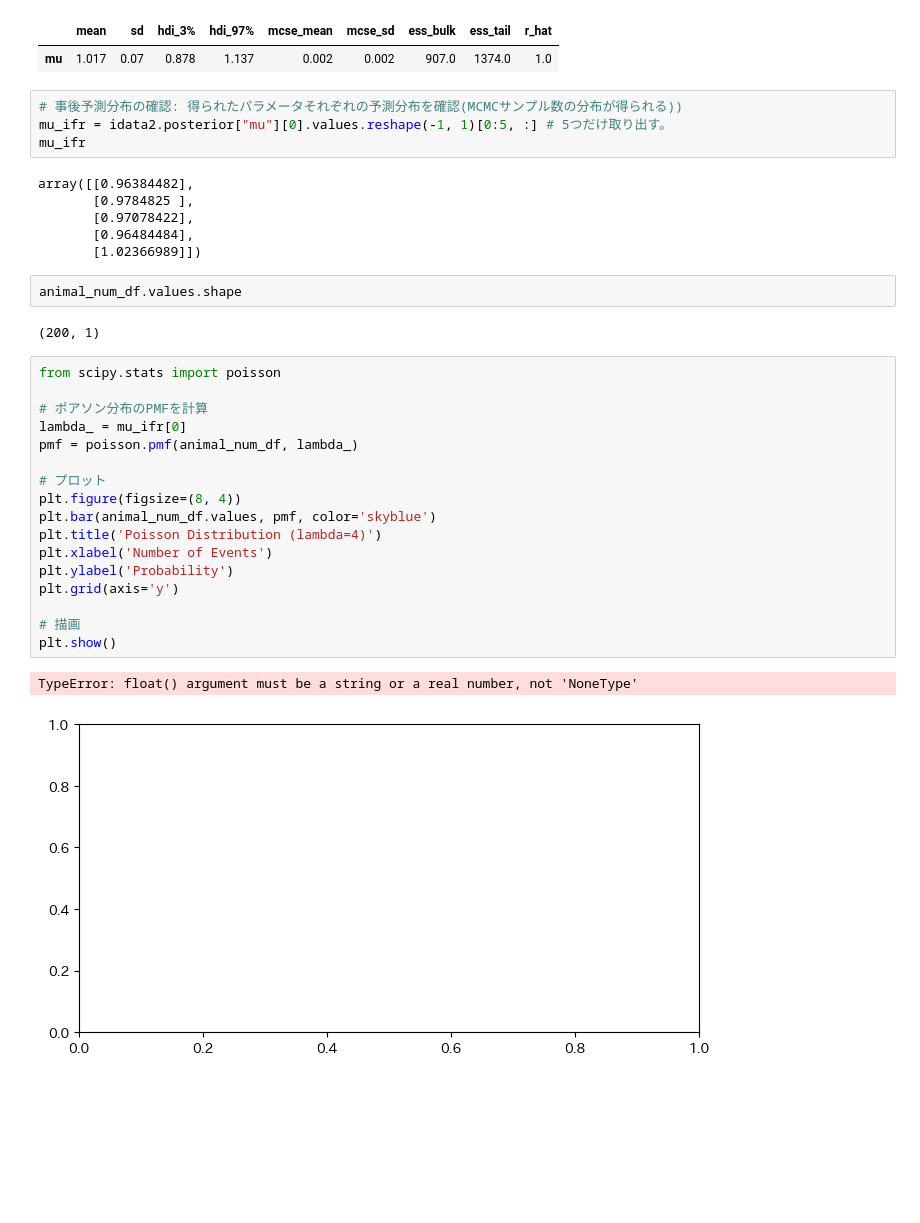
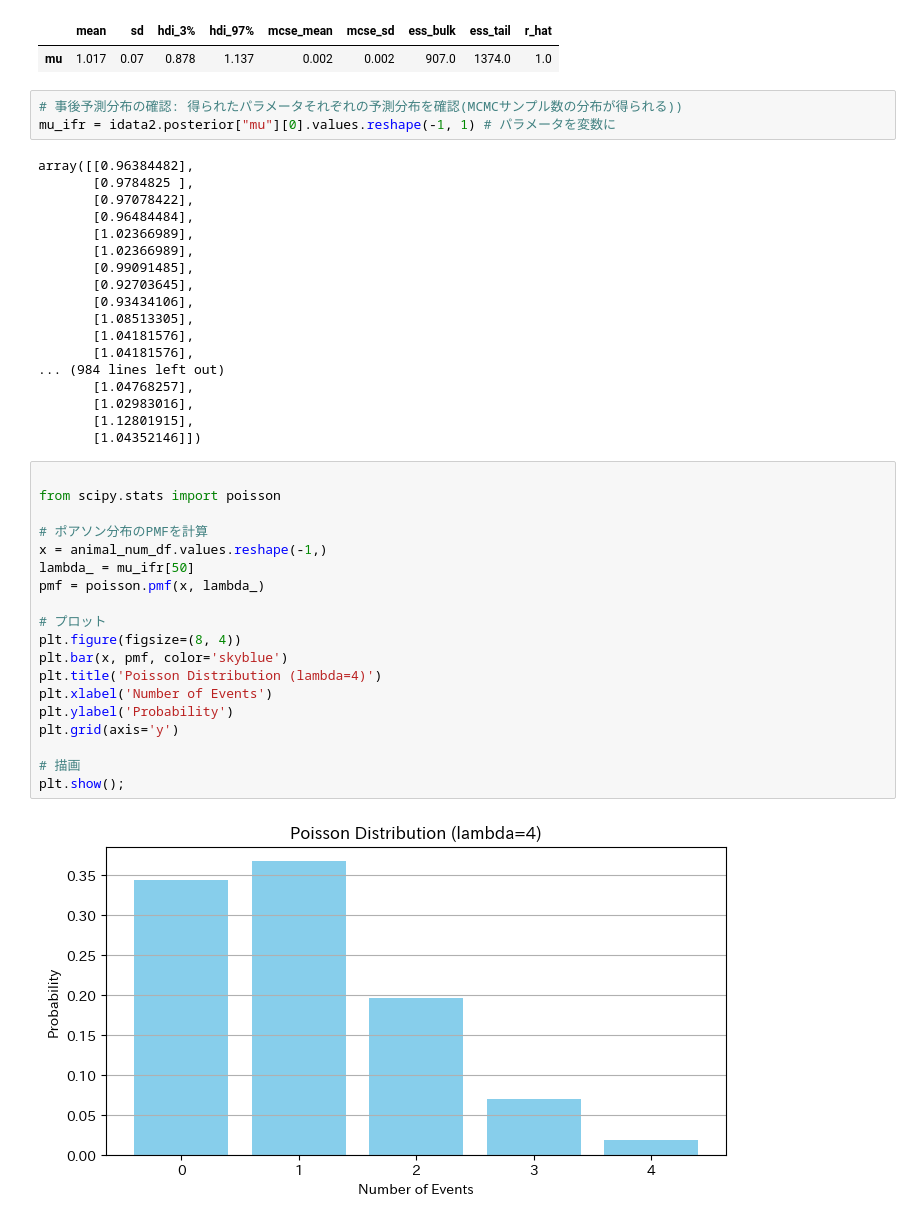
Before and after one commit to wakamatsuikuma/Learning, a Jupyter notebook: (python)RとStanではじめるベイズ統計モデリングによるデータ分析入門/Part2.ipynb, the cells around one changed output. Drawn from its saved outputs; the diff is of its cells as text; blank space fills up the shorter version.

```diff
--- a/(python)RとStanではじめるベイズ統計モデリングによるデータ分析入門/Part2.ipynb
+++ b/(python)RとStanではじめるベイズ統計モデリングによるデータ分析入門/Part2.ipynb
@@ -288,35 +288,43 @@ az.summary(idata2)
 | mu | 1.017 | 0.07 | 0.878 | 1.137 | 0.002 | 0.002 | 907.0 | 1374.0 | 1.0 |
 # %%
 # 事後予測分布の確認: 得られたパラメータそれぞれの予測分布を確認(MCMCサンプル数の分布が得られる))
-mu_ifr = idata2.posterior["mu"][0].values.reshape(-1, 1)[0:5, :] # 5つだけ取り出す。
-mu_ifr
+mu_ifr = idata2.posterior["mu"][0].values.reshape(-1, 1) # パラメータを変数に
 # %% [output]
 array([[0.96384482],
        [0.9784825 ],
        [0.97078422],
        [0.96484484],
-       [1.02366989]])
+       [1.02366989],
+       [1.02366989],
+       [0.99091485],
+       [0.92703645],
+       [0.93434106],
+       [1.08513305],
+       [1.04181576],
+       [1.04181576],
+... (984 lines left out)
+       [1.04768257],
+       [1.02983016],
+       [1.12801915],
+       [1.04352146]])
-# %%
-animal_num_df.values.shape
-# %% [output]
-(200, 1)
 # %%
+
 from scipy.stats import poisson
 
 # ポアソン分布のPMFを計算
-lambda_ = mu_ifr[0]
-pmf = poisson.pmf(animal_num_df, lambda_)
+x = animal_num_df.values.reshape(-1,)
+lambda_ = mu_ifr[50]
+pmf = poisson.pmf(x, lambda_)
 
 # プロット
 plt.figure(figsize=(8, 4))
-plt.bar(animal_num_df.values, pmf, color='skyblue')
+plt.bar(x, pmf, color='skyblue')
 plt.title('Poisson Distribution (lambda=4)')
 plt.xlabel('Number of Events')
 plt.ylabel('Probability')
 plt.grid(axis='y')
 
 # 描画
-plt.show()
+plt.show();
 # %% [output]
-TypeError: float() argument must be a string or a real number, not 'NoneType'
-[figure, old version]
+[figure, new version]
```
